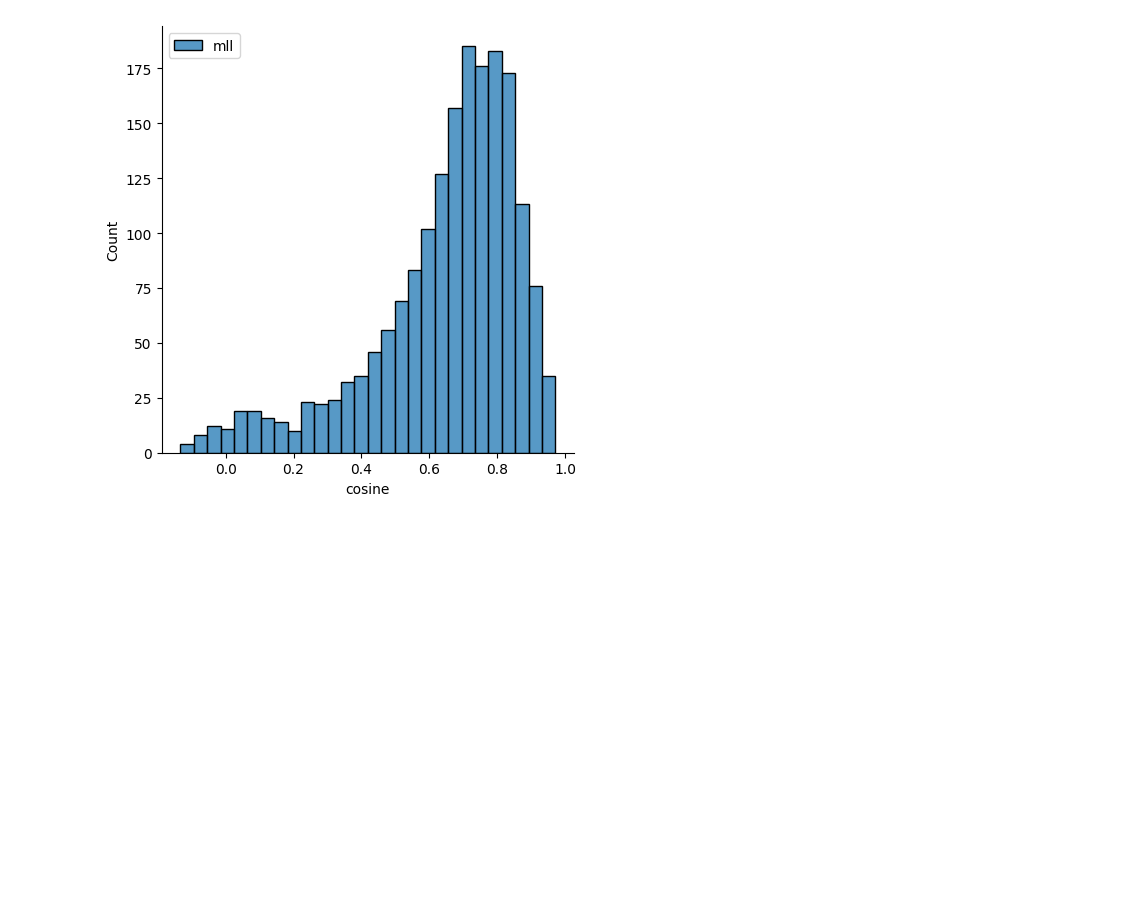
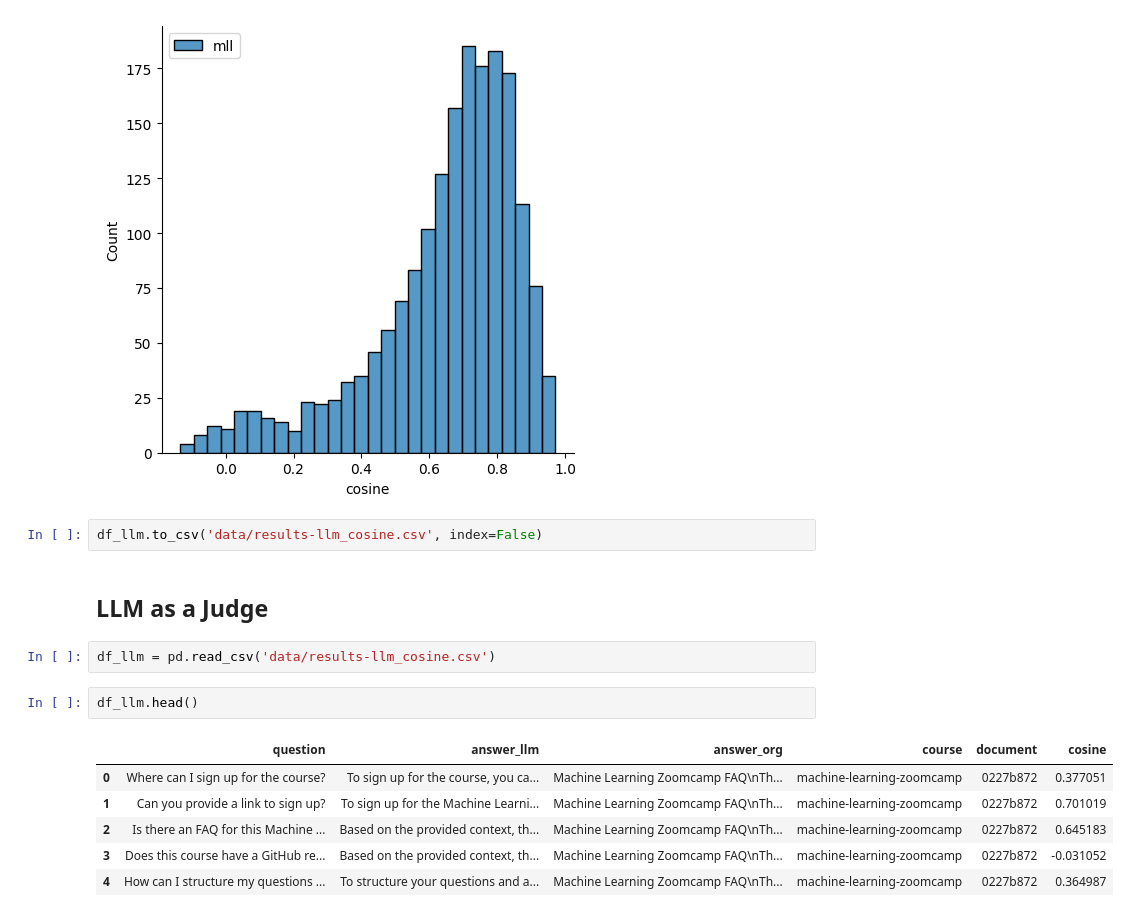
Before and after one commit to HagerAhmed/llm-zoomcamp, a Jupyter notebook: 03-evaluation/3.3- offline-rag-evaluation.ipynb, the cells around one changed output. Saved outputs shown, nothing was run; the diff lists cells and outputs as text; blank space fills up the shorter version.

```diff
--- a/03-evaluation/3.3- offline-rag-evaluation.ipynb
+++ b/03-evaluation/3.3- offline-rag-evaluation.ipynb
@@ -376,3 +396,18 @@ plt.legend()
 # %% [output]
 <matplotlib.legend.Legend at 0x...>
 [figure]
+# %%
+df_llm.to_csv('data/results-llm_cosine.csv', index=False)
+# %% [markdown]
+## LLM as a Judge
+# %%
+df_llm = pd.read_csv('data/results-llm_cosine.csv')
+# %%
+df_llm.head()
+# %% [output]
+|  | question | answer_llm | answer_org | course | document | cosine |
+| 0 | Where can I sign up for the course? | To sign up for the course, you ca... | Machine Learning Zoomcamp FAQ\nTh... | machine-learning-zoomcamp | 0227b872 | 0.377051 |
+| 1 | Can you provide a link to sign up? | To sign up for the Machine Learni... | Machine Learning Zoomcamp FAQ\nTh... | machine-learning-zoomcamp | 0227b872 | 0.701019 |
+| 2 | Is there an FAQ for this Machine ... | Based on the provided context, th... | Machine Learning Zoomcamp FAQ\nTh... | machine-learning-zoomcamp | 0227b872 | 0.645183 |
+| 3 | Does this course have a GitHub re... | Based on the provided context, th... | Machine Learning Zoomcamp FAQ\nTh... | machine-learning-zoomcamp | 0227b872 | -0.031052 |
+| 4 | How can I structure my questions ... | To structure your questions and a... | Machine Learning Zoomcamp FAQ\nTh... | machine-learning-zoomcamp | 0227b872 | 0.364987 |
```
Also changed, not shown: parts of 29 cells of this notebook, 2 other files.
